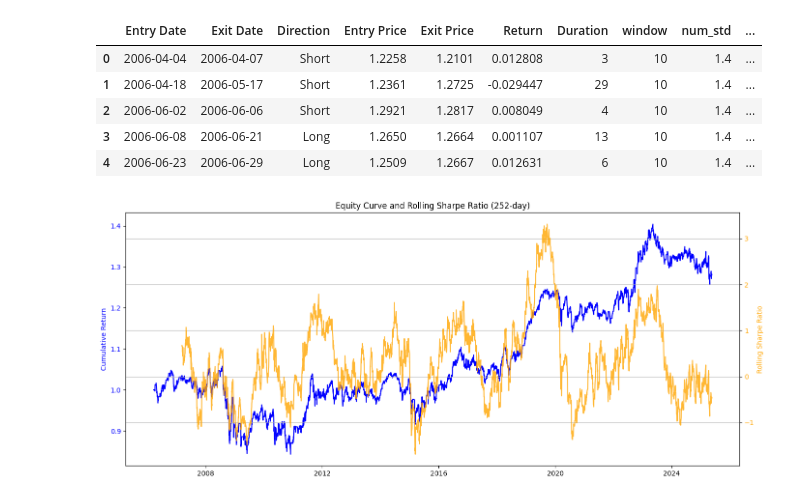
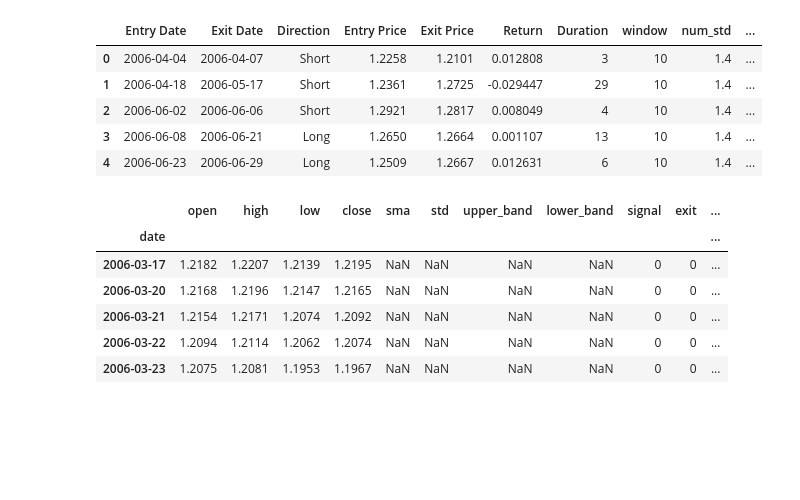
Before and after one commit to dt-17/algotrading, a Jupyter notebook: prototyping.ipynb, the cells around one changed output. Saved outputs shown, nothing was run; the diff lists cells and outputs as text; code cells hidden in the pictures; blank space fills up the shorter version.

```diff
--- a/prototyping.ipynb
+++ b/prototyping.ipynb
@@ -344,51 +400,13 @@ trade_log.head()
 | 2 | 2006-06-02 | 2006-06-06 | Short | 1.2921 | 1.2817 | 0.008049 | 4 | 10 | 1.4 | ... |
 | 3 | 2006-06-08 | 2006-06-21 | Long | 1.2650 | 1.2664 | 0.001107 | 13 | 10 | 1.4 | ... |
 | 4 | 2006-06-23 | 2006-06-29 | Long | 1.2509 | 1.2667 | 0.012631 | 6 | 10 | 1.4 | ... |
-# %%
-# Define function
-def compute_rolling_sharpe(df, window=252):
-    """
-    Compute rolling Sharpe ratio from strategy returns.
-
-    Parameters
-    ----------
-    df : pd.DataFrame
-        Must include 'strategy_returns' column.
-    window : int
-        Rolling window size (in trading days).
-
-    Returns
-    -------
-    pd.Series
-        Rolling Sharpe ratio (annualized).
-    """
-    rolling_mean = df['strategy_returns'].rolling(window).mean()
-    rolling_std = df['strategy_returns'].rolling(window).std()
-    rolling_sharpe = rolling_mean / rolling_std * np.sqrt(252)
-    return rolling_sharpe
-
-# Compute rolling Sharpe and store in DataFrame
-df = results['df'].copy()
-df['rolling_sharpe'] = compute_rolling_sharpe(df, window=252)
-
-# Plot equity curve + rolling Sharpe
-fig, ax1 = plt.subplots(figsize=(14, 6))
-
-# Equity curve
-ax1.plot(df.index, df['cumulative_strategy'], label='Equity Curve', color='blue')
-ax1.set_ylabel("Cumulative Return", color='blue')
-ax1.tick_params(axis='y', labelcolor='blue')
-
-# Rolling Sharpe on second y-axis
-ax2 = ax1.twinx()
-ax2.plot(df.index, df['rolling_sharpe'], label='Rolling Sharpe (252d)', color='orange', alpha=0.8)
-ax2.set_ylabel("Rolling Sharpe Ratio", color='orange')
-ax2.tick_params(axis='y', labelcolor='orange')
-
-# Titles and grid
-plt.title("Equity Curve and Rolling Sharpe Ratio (252-day)")
-fig.tight_layout()
-plt.grid(True)
-plt.show()
-# %% [output]
-[figure, removed]
+# %%
+results['df'].head()
+# %% [output]
+|  | open | high | low | close | sma | std | upper_band | lower_band | signal | exit | ... |
+| date |  |  |  |  |  |  |  |  |  |  | ... |
+| 2006-03-17 | 1.2182 | 1.2207 | 1.2139 | 1.2195 | NaN | NaN | NaN | NaN | 0 | 0 | ... |
+| 2006-03-20 | 1.2168 | 1.2196 | 1.2147 | 1.2165 | NaN | NaN | NaN | NaN | 0 | 0 | ... |
+| 2006-03-21 | 1.2154 | 1.2171 | 1.2074 | 1.2092 | NaN | NaN | NaN | NaN | 0 | 0 | ... |
+| 2006-03-22 | 1.2094 | 1.2114 | 1.2062 | 1.2074 | NaN | NaN | NaN | NaN | 0 | 0 | ... |
+| 2006-03-23 | 1.2075 | 1.2081 | 1.1953 | 1.1967 | NaN | NaN | NaN | NaN | 0 | 0 | ... |
```
Also changed, not shown: parts of 3 cells of this notebook, 8 other files.
